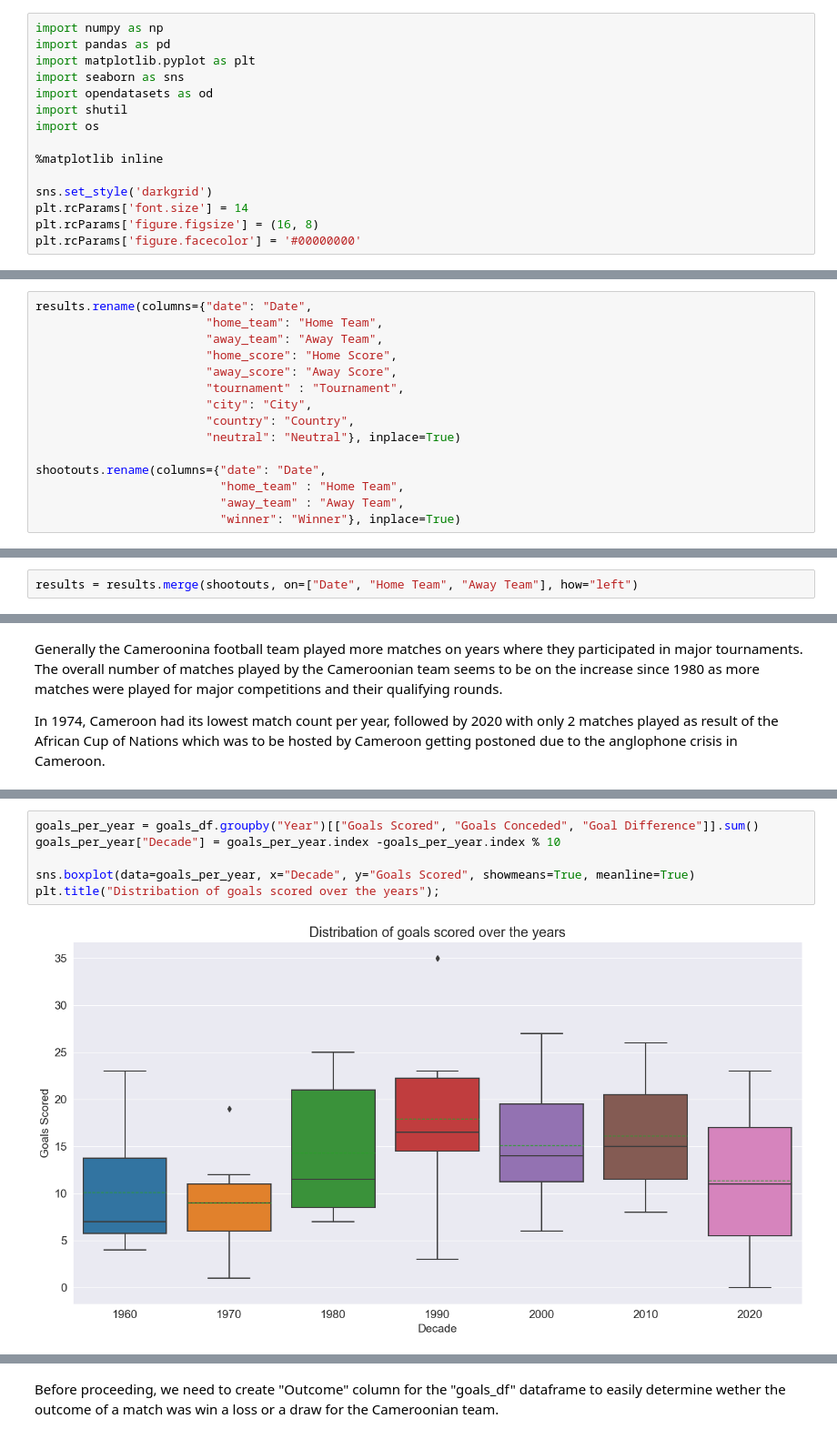
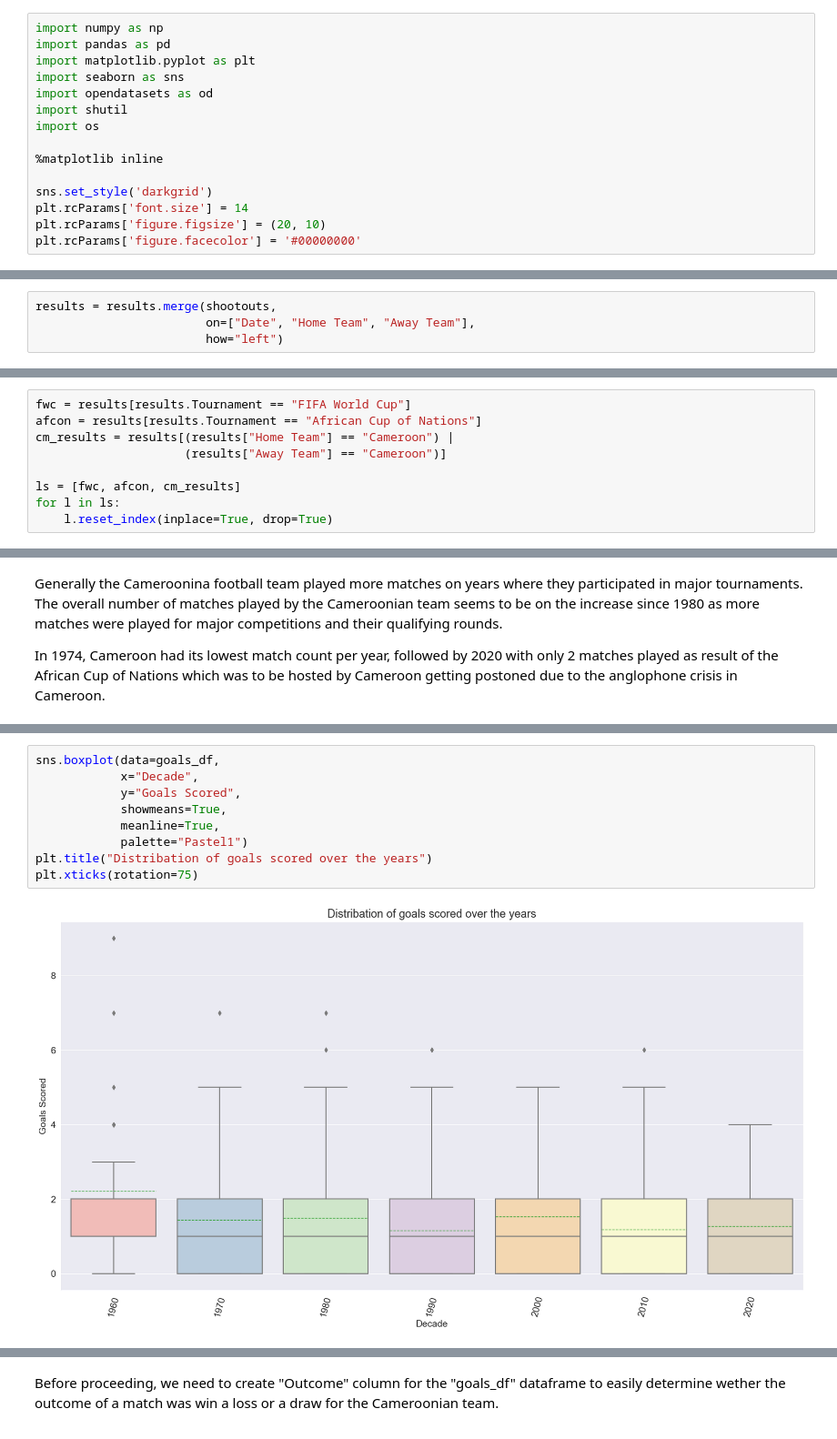
Before and after one commit to millak-s/portfolio, a Jupyter notebook: EDA - Cameroon's Football Results form 1960 to 2022/EDA - Cameroon's Football Results form 1960 to 2022.ipynb, the cells around one changed output, grey strips where cells are left out. Shown at 91% size. Drawn from its saved outputs; the diff is of its cells as text.

```diff
--- a/EDA - Cameroon's Football Results form 1960 to 2022/EDA - Cameroon's Football Results form 1960 to 2022.ipynb
+++ b/EDA - Cameroon's Football Results form 1960 to 2022/EDA - Cameroon's Football Results form 1960 to 2022.ipynb
@@ -62,7 +64,7 @@ import os
 
 sns.set_style('darkgrid')
 plt.rcParams['font.size'] = 14
-plt.rcParams['figure.figsize'] = (16, 8)
+plt.rcParams['figure.figsize'] = (20, 10)
 plt.rcParams['figure.facecolor'] = '#00000000'
 # %% [markdown]
 # **Load dataset** <a class="anchor" id="second-bullet"></a>
@@ -202,15 +164,0 @@ Index(['date', 'home_team', 'away_team', 'winner'], dtype='object')
-# %%
-results.rename(columns={"date": "Date",
-                        "home_team": "Home Team",
-                        "away_team": "Away Team",
-                        "home_score": "Home Score",
-                        "away_score": "Away Score",
-                        "tournament" : "Tournament",
-                        "city": "City",
-                        "country": "Country",
-                        "neutral": "Neutral"}, inplace=True)
-
-shootouts.rename(columns={"date": "Date",
-                          "home_team" : "Home Team",
-                          "away_team" : "Away Team",
-                          "winner": "Winner"}, inplace=True)
@@ -217,4 +189,6 @@ shootouts.rename(columns={"date": "Date",
 # %% [markdown]
 Merge results dataframe to shootouts dataframe to get the winner of matches that ended with penalty shootouts.
 # %%
-results = results.merge(shootouts, on=["Date", "Home Team", "Away Team"], how="left")
+results = results.merge(shootouts,
+                        on=["Date", "Home Team", "Away Team"],
+                        how="left")
@@ -276,0 +251,9 @@ results.to_csv("./results.csv", sep=",")
+# %%
+fwc = results[results.Tournament == "FIFA World Cup"]
+afcon = results[results.Tournament == "African Cup of Nations"]
+cm_results = results[(results["Home Team"] == "Cameroon") |
+                     (results["Away Team"] == "Cameroon")]
+
+ls = [fwc, afcon, cm_results]
+for l in ls:
+    l.reset_index(inplace=True, drop=True)
@@ -501,8 +383,11 @@ Before plotting goals related analysis we need to extract relevant data from cam
 # %%
-goals_per_year = goals_df.groupby("Year")[["Goals Scored", "Goals Conceded", "Goal Difference"]].sum()
-goals_per_year["Decade"] = goals_per_year.index -goals_per_year.index % 10
-
-sns.boxplot(data=goals_per_year, x="Decade", y="Goals Scored", showmeans=True, meanline=True)
-plt.title("Distribation of goals scored over the years");
+sns.boxplot(data=goals_df,
+            x="Decade",
+            y="Goals Scored",
+            showmeans=True,
+            meanline=True,
+            palette="Pastel1")
+plt.title("Distribation of goals scored over the years")
+plt.xticks(rotation=75)
 # %% [output]
-[figure, old version]
+[figure, new version]
```
Also changed, not shown: parts of 188 cells of this notebook.
